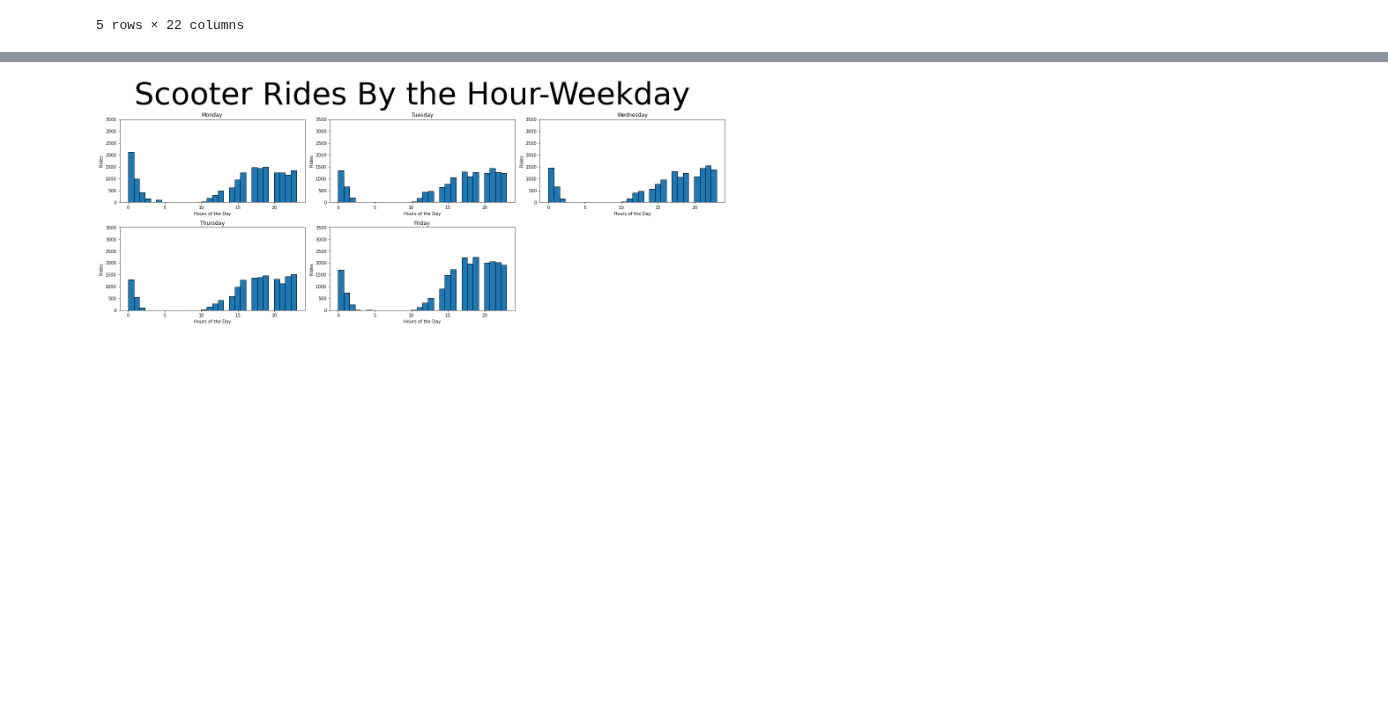
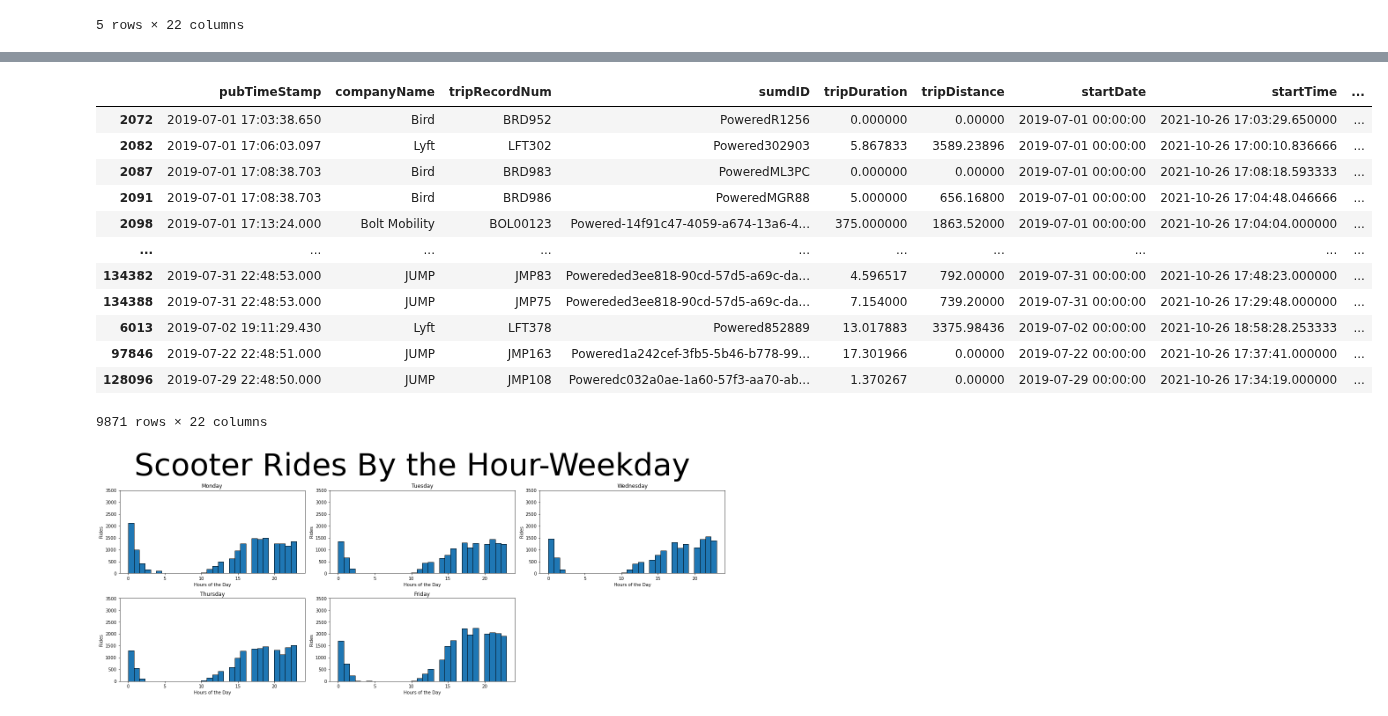
Before and after one commit to Quezadajl/nashville-scooters-project, a Jupyter notebook: notebooks/scooter_trips.ipynb, the cells around one changed output, grey strips where cells are left out. Saved outputs shown, nothing was run; the diff lists cells and outputs as text; code cells hidden in the pictures; blank space fills up the shorter version.

```diff
--- a/notebooks/scooter_trips.ipynb
+++ b/notebooks/scooter_trips.ipynb
@@ -255,3 +239,79 @@ rides_by_zip.loc[(rides_by_zip['zip'] == '37203') & (rides_by_zip['hour'] == 18)
+# %%
+rides_by_zip.loc[(rides_by_zip['zip'] == '37201') & (rides_by_zip['hour'] == 18) & (rides_by_zip['weekday'] == 'Monday')
+                 |(rides_by_zip['zip'] == '37201') & (rides_by_zip['hour'] == 18) & (rides_by_zip['weekday'] == 'Tuesday')
+                 |(rides_by_zip['zip'] == '37201') & (rides_by_zip['hour'] == 18) & (rides_by_zip['weekday'] == 'Wednesday')
+                 |(rides_by_zip['zip'] == '37201') & (rides_by_zip['hour'] == 18) & (rides_by_zip['weekday'] == 'Thursday')
+                 |(rides_by_zip['zip'] == '37201') & (rides_by_zip['hour'] == 18) & (rides_by_zip['weekday'] == 'Friday')
+                 |(rides_by_zip['zip'] == '37211') & (rides_by_zip['hour'] == 18) & (rides_by_zip['weekday'] == 'Monday')
+                 |(rides_by_zip['zip'] == '37211') & (rides_by_zip['hour'] == 18) & (rides_by_zip['weekday'] == 'Tuesday')
+                 |(rides_by_zip['zip'] == '37211') & (rides_by_zip['hour'] == 18) & (rides_by_zip['weekday'] == 'Wednesday')
+                 |(rides_by_zip['zip'] == '37211') & (rides_by_zip['hour'] == 18) & (rides_by_zip['weekday'] == 'Thursday')
+                 |(rides_by_zip['zip'] == '37211') & (rides_by_zip['hour'] == 18) & (rides_by_zip['weekday'] == 'Friday')
+                 |(rides_by_zip['zip'] == '37203') & (rides_by_zip['hour'] == 18) & (rides_by_zip['weekday'] == 'Monday')
+                 |(rides_by_zip['zip'] == '37203') & (rides_by_zip['hour'] == 18) & (rides_by_zip['weekday'] == 'Tuesday')
+                 |(rides_by_zip['zip'] == '37203') & (rides_by_zip['hour'] == 18) & (rides_by_zip['weekday'] == 'Wednesday')
+                 |(rides_by_zip['zip'] == '37203') & (rides_by_zip['hour'] == 18) & (rides_by_zip['weekday'] == 'Thursday')
+                 |(rides_by_zip['zip'] == '37203') & (rides_by_zip['hour'] == 18) & (rides_by_zip['weekday'] == 'Friday')
+                 |(rides_by_zip['zip'] == '37203') & (rides_by_zip['hour'] == 17) & (rides_by_zip['weekday'] == 'Monday')
+                 |(rides_by_zip['zip'] == '37203') & (rides_by_zip['hour'] == 17) & (rides_by_zip['weekday'] == 'Tuesday')
+                 |(rides_by_zip['zip'] == '37203') & (rides_by_zip['hour'] == 17) & (rides_by_zip['weekday'] == 'Wednesday')
+                 |(rides_by_zip['zip'] == '37203') & (rides_by_zip['hour'] == 17) & (rides_by_zip['weekday'] == 'Thursday')
+                 |(rides_by_zip['zip'] == '37203') & (rides_by_zip['hour'] == 17) & (rides_by_zip['weekday'] == 'Friday')
+                 |(rides_by_zip['zip'] == '37201') & (rides_by_zip['hour'] == 17) & (rides_by_zip['weekday'] == 'Monday')
+                 |(rides_by_zip['zip'] == '37201') & (rides_by_zip['hour'] == 17) & (rides_by_zip['weekday'] == 'Tuesday')
+                 |(rides_by_zip['zip'] == '37201') & (rides_by_zip['hour'] == 17) & (rides_by_zip['weekday'] == 'Wednesday')
+                 |(rides_by_zip['zip'] == '37201') & (rides_by_zip['hour'] == 17) & (rides_by_zip['weekday'] == 'Thursday')
+                 |(rides_by_zip['zip'] == '37201') & (rides_by_zip['hour'] == 17) & (rides_by_zip['weekday'] == 'Friday')
+                 |(rides_by_zip['zip'] == '37211') & (rides_by_zip['hour'] == 17) & (rides_by_zip['weekday'] == 'Monday')
+                 |(rides_by_zip['zip'] == '37211') & (rides_by_zip['hour'] == 17) & (rides_by_zip['weekday'] == 'Tuesday')
+                 |(rides_by_zip['zip'] == '37211') & (rides_by_zip['hour'] == 17) & (rides_by_zip['weekday'] == 'Wednesday')
+                 |(rides_by_zip['zip'] == '37211') & (rides_by_zip['hour'] == 17) & (rides_by_zip['weekday'] == 'Thursday')
+                 |(rides_by_zip['zip'] == '37211') & (rides_by_zip['hour'] == 17) & (rides_by_zip['weekday'] == 'Friday')
+                 |(rides_by_zip['zip'] == '37203') & (rides_by_zip['hour'] == 7) & (rides_by_zip['weekday'] == 'Monday')
+                 |(rides_by_zip['zip'] == '37203') & (rides_by_zip['hour'] == 7) & (rides_by_zip['weekday'] == 'Tuesday')
+                 |(rides_by_zip['zip'] == '37203') & (rides_by_zip['hour'] == 7) & (rides_by_zip['weekday'] == 'Wednesday')
+                 |(rides_by_zip['zip'] == '37203') & (rides_by_zip['hour'] == 7) & (rides_by_zip['weekday'] == 'Thursday')
+                 |(rides_by_zip['zip'] == '37203') & (rides_by_zip['hour'] == 7) & (rides_by_zip['weekday'] == 'Friday')
+                 |(rides_by_zip['zip'] == '37203') & (rides_by_zip['hour'] == 8) & (rides_by_zip['weekday'] == 'Monday')
+                 |(rides_by_zip['zip'] == '37203') & (rides_by_zip['hour'] == 8) & (rides_by_zip['weekday'] == 'Monday')
+                 |(rides_by_zip['zip'] == '37203') & (rides_by_zip['hour'] == 8) & (rides_by_zip['weekday'] == 'Tuesday')
+                 |(rides_by_zip['zip'] == '37203') & (rides_by_zip['hour'] == 8) & (rides_by_zip['weekday'] == 'Wednesday')
+                 |(rides_by_zip['zip'] == '37203') & (rides_by_zip['hour'] == 8) & (rides_by_zip['weekday'] == 'Thursday')
+                 |(rides_by_zip['zip'] == '37203') & (rides_by_zip['hour'] == 8) & (rides_by_zip['weekday'] == 'Friday')
+                 |(rides_by_zip['zip'] == '37201') & (rides_by_zip['hour'] == 7) & (rides_by_zip['weekday'] == 'Monday')
+                 |(rides_by_zip['zip'] == '37201') & (rides_by_zip['hour'] == 7) & (rides_by_zip['weekday'] == 'Tuesday')
+                 |(rides_by_zip['zip'] == '37201') & (rides_by_zip['hour'] == 7) & (rides_by_zip['weekday'] == 'Wednesday')
+                 |(rides_by_zip['zip'] == '37201') & (rides_by_zip['hour'] == 7) & (rides_by_zip['weekday'] == 'Thursday')
+                 |(rides_by_zip['zip'] == '37201') & (rides_by_zip['hour'] == 7) & (rides_by_zip['weekday'] == 'Friday')
+                 |(rides_by_zip['zip'] == '37201') & (rides_by_zip['hour'] == 8) & (rides_by_zip['weekday'] == 'Monday')
+                 |(rides_by_zip['zip'] == '37201') & (rides_by_zip['hour'] == 8) & (rides_by_zip['weekday'] == 'Tuesday')
+                 |(rides_by_zip['zip'] == '37201') & (rides_by_zip['hour'] == 8) & (rides_by_zip['weekday'] == 'Wednesday')
+                 |(rides_by_zip['zip'] == '37201') & (rides_by_zip['hour'] == 8) & (rides_by_zip['weekday'] == 'Thursday')
+                 |(rides_by_zip['zip'] == '37201') & (rides_by_zip['hour'] == 8) & (rides_by_zip['weekday'] == 'Friday')
+                 |(rides_by_zip['zip'] == '37211') & (rides_by_zip['hour'] == 7) & (rides_by_zip['weekday'] == 'Monday')
+                 |(rides_by_zip['zip'] == '37211') & (rides_by_zip['hour'] == 7) & (rides_by_zip['weekday'] == 'Tuesday')
+                 |(rides_by_zip['zip'] == '37211') & (rides_by_zip['hour'] == 7) & (rides_by_zip['weekday'] == 'Wednesday')
+                 |(rides_by_zip['zip'] == '37211') & (rides_by_zip['hour'] == 7) & (rides_by_zip['weekday'] == 'Thursday')
+                 |(rides_by_zip['zip'] == '37211') & (rides_by_zip['hour'] == 7) & (rides_by_zip['weekday'] == 'Friday')
+                 |(rides_by_zip['zip'] == '37211') & (rides_by_zip['hour'] == 8) & (rides_by_zip['weekday'] == 'Monday')
+                 |(rides_by_zip['zip'] == '37211') & (rides_by_zip['hour'] == 8) & (rides_by_zip['weekday'] == 'Tuesday')
+                 |(rides_by_zip['zip'] == '37211') & (rides_by_zip['hour'] == 8) & (rides_by_zip['weekday'] == 'Wednesday')
+                 |(rides_by_zip['zip'] == '37211') & (rides_by_zip['hour'] == 8) & (rides_by_zip['weekday'] == 'Thursday')
+                 |(rides_by_zip['zip'] == '37211') & (rides_by_zip['hour'] == 8) & (rides_by_zip['weekday'] == 'Friday')]
+# %% [output]
+|  | pubTimeStamp | companyName | tripRecordNum | sumdID | tripDuration | tripDistance | startDate | startTime | ... |
+| 2072 | 2019-07-01 17:03:38.650 | Bird | BRD952 | PoweredR1256 | 0.000000 | 0.00000 | 2019-07-01 00:00:00 | 2021-10-26 17:03:29.650000 | ... |
+| 2082 | 2019-07-01 17:06:03.097 | Lyft | LFT302 | Powered302903 | 5.867833 | 3589.23896 | 2019-07-01 00:00:00 | 2021-10-26 17:00:10.836666 | ... |
+| 2087 | 2019-07-01 17:08:38.703 | Bird | BRD983 | PoweredML3PC | 0.000000 | 0.00000 | 2019-07-01 00:00:00 | 2021-10-26 17:08:18.593333 | ... |
+| 2091 | 2019-07-01 17:08:38.703 | Bird | BRD986 | PoweredMGR88 | 5.000000 | 656.16800 | 2019-07-01 00:00:00 | 2021-10-26 17:04:48.046666 | ... |
+| 2098 | 2019-07-01 17:13:24.000 | Bolt Mobility | BOL00123 | Powered-14f91c47-4059-a674-13a6-4... | 375.000000 | 1863.52000 | 2019-07-01 00:00:00 | 2021-10-26 17:04:04.000000 | ... |
+| ... | ... | ... | ... | ... | ... | ... | ... | ... | ... |
+| 134382 | 2019-07-31 22:48:53.000 | JUMP | JMP83 | Powereded3ee818-90cd-57d5-a69c-da... | 4.596517 | 792.00000 | 2019-07-31 00:00:00 | 2021-10-26 17:48:23.000000 | ... |
+| 134388 | 2019-07-31 22:48:53.000 | JUMP | JMP75 | Powereded3ee818-90cd-57d5-a69c-da... | 7.154000 | 739.20000 | 2019-07-31 00:00:00 | 2021-10-26 17:29:48.000000 | ... |
+| 6013 | 2019-07-02 19:11:29.430 | Lyft | LFT378 | Powered852889 | 13.017883 | 3375.98436 | 2019-07-02 00:00:00 | 2021-10-26 18:58:28.253333 | ... |
+| 97846 | 2019-07-22 22:48:51.000 | JUMP | JMP163 | Powered1a242cef-3fb5-5b46-b778-99... | 17.301966 | 0.00000 | 2019-07-22 00:00:00 | 2021-10-26 17:37:41.000000 | ... |
+| 128096 | 2019-07-29 22:48:50.000 | JUMP | JMP108 | Poweredc032a0ae-1a60-57f3-aa70-ab... | 1.370267 | 0.00000 | 2019-07-29 00:00:00 | 2021-10-26 17:34:19.000000 | ... |
+9871 rows × 22 columns
 # %%
 plt.figure(figsize=(20,11))
 plt.suptitle('Scooter Rides By the Hour-Weekday', fontsize = 70)
```
Also changed, not shown: parts of 1 cell of this notebook.
